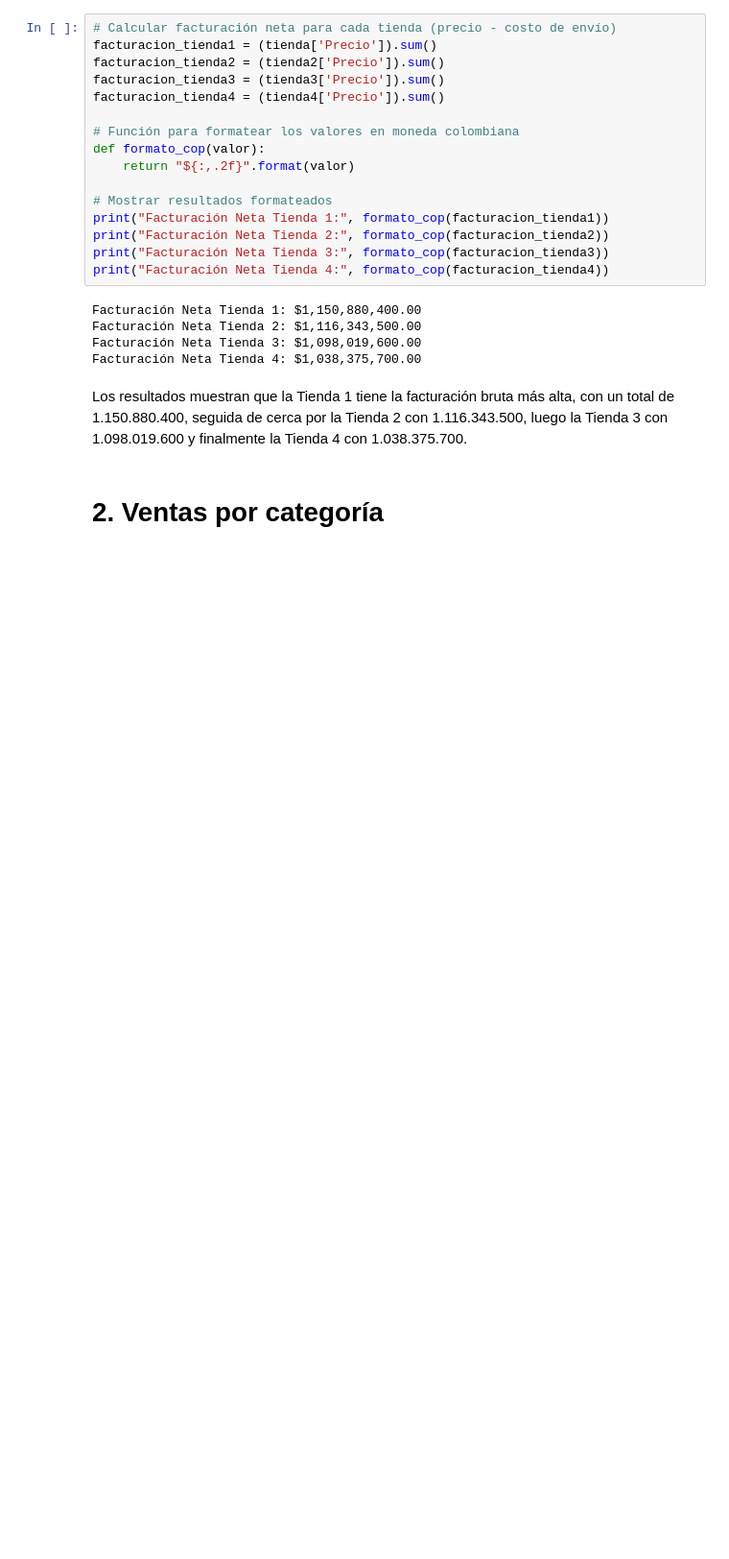
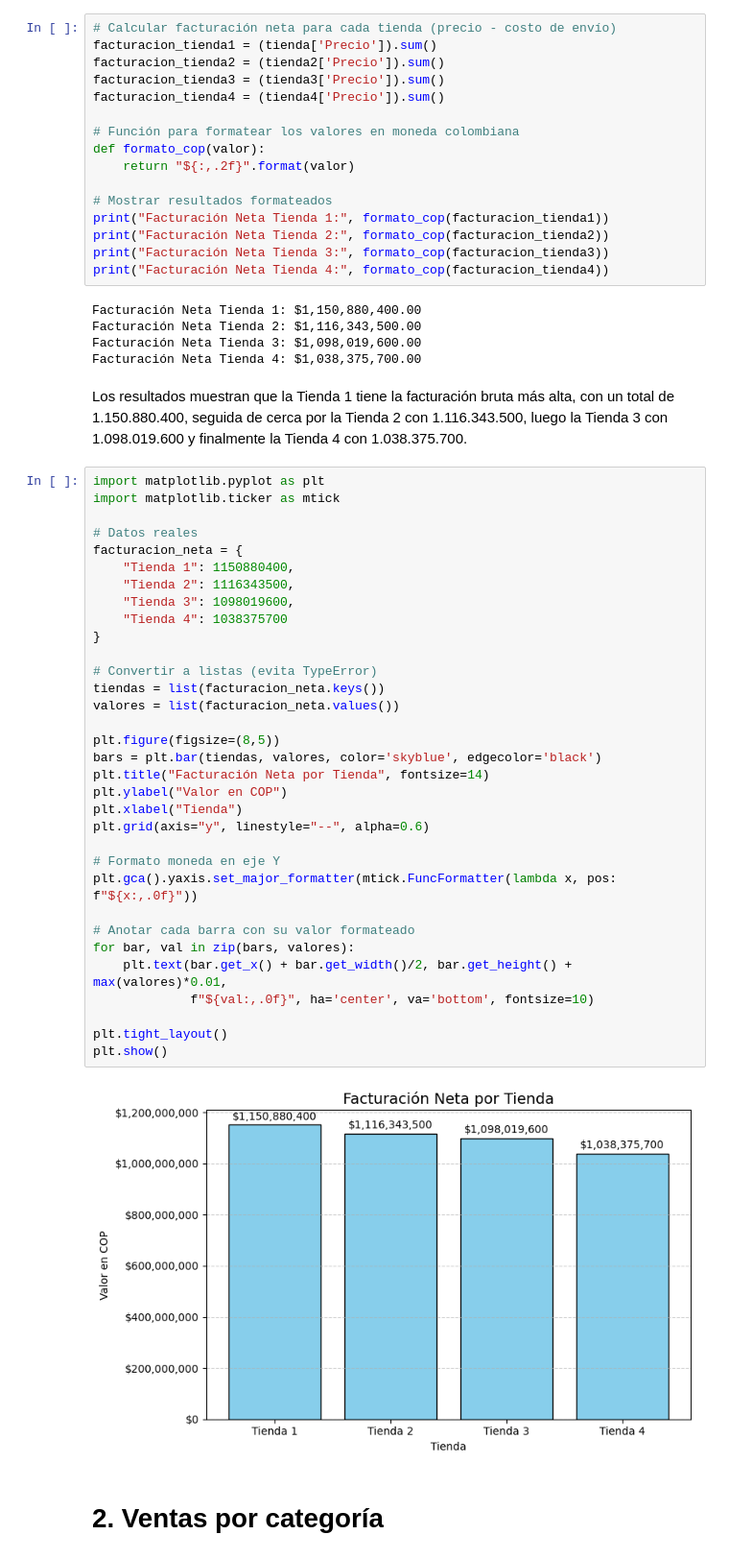
Before and after one commit to AyeBabalu/ChallengeDataScience1Alura, a Jupyter notebook: AluraStoreLatam.ipynb, the cells around one changed output. Shown at 96% size. Cells and saved outputs as stored; diff of their text form; blank space fills up the shorter version.

```diff
--- a/AluraStoreLatam.ipynb
+++ b/AluraStoreLatam.ipynb
@@ -75,5 +75,40 @@ Facturación Neta Tienda 3: $1,098,019,600.00
 Facturación Neta Tienda 4: $1,038,375,700.00
 # %% [markdown]
 Los resultados muestran que la Tienda 1 tiene la facturación bruta más alta, con un total de 1.150.880.400, seguida de cerca por la Tienda 2 con 1.116.343.500, luego la Tienda 3 con 1.098.019.600 y finalmente la Tienda 4 con 1.038.375.700.
+# %%
+import matplotlib.pyplot as plt
+import matplotlib.ticker as mtick
+
+# Datos reales
+facturacion_neta = {
+    "Tienda 1": 1150880400,
+    "Tienda 2": 1116343500,
+    "Tienda 3": 1098019600,
+    "Tienda 4": 1038375700
+}
+
+# Convertir a listas (evita TypeError)
+tiendas = list(facturacion_neta.keys())
+valores = list(facturacion_neta.values())
+
+plt.figure(figsize=(8,5))
+bars = plt.bar(tiendas, valores, color='skyblue', edgecolor='black')
+plt.title("Facturación Neta por Tienda", fontsize=14)
+plt.ylabel("Valor en COP")
+plt.xlabel("Tienda")
+plt.grid(axis="y", linestyle="--", alpha=0.6)
+
+# Formato moneda en eje Y
+plt.gca().yaxis.set_major_formatter(mtick.FuncFormatter(lambda x, pos: f"${x:,.0f}"))
+
+# Anotar cada barra con su valor formateado
+for bar, val in zip(bars, valores):
+    plt.text(bar.get_x() + bar.get_width()/2, bar.get_height() + max(valores)*0.01,
+             f"${val:,.0f}", ha='center', va='bottom', fontsize=10)
+
+plt.tight_layout()
+plt.show()
+# %% [output]
+[figure, added]
 # %% [markdown]
 # 2. Ventas por categoría
```
Also changed, not shown: parts of 22 cells of this notebook.
